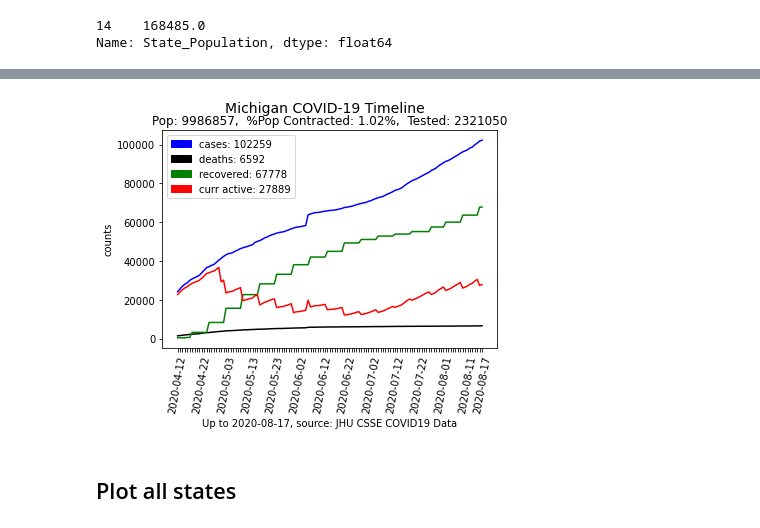
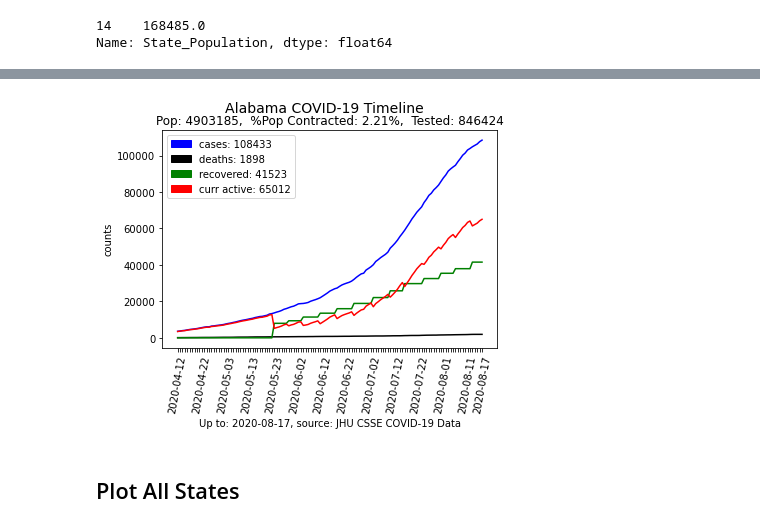
Before and after one commit to MnemoSemiotic/prem_prep_july20, a Jupyter notebook: stats/07_exploring_with_pandas/Johns_Hopkins_COVID19_with_Pandas_Matplotlib.ipynb, the cells around one changed output, grey strips where cells are left out. Saved outputs shown, nothing was run; the diff lists cells and outputs as text; code cells hidden in the pictures.

```diff
--- a/stats/07_exploring_with_pandas/Johns_Hopkins_COVID19_with_Pandas_Matplotlib.ipynb
+++ b/stats/07_exploring_with_pandas/Johns_Hopkins_COVID19_with_Pandas_Matplotlib.ipynb
@@ -608,13 +683,12 @@ def plot_jhu_data(df_to_check, state):
     total_tested = convert_to_int(list(df_state['People_Tested']))[-1]
 
 
-    # calculate percentage of the population
+    # calculate percentage of population
     population = int(max(df_state['State_Population']))
     perc_of_pop = '{:.2%}'.format(total_cases / population)
-    # QQ: Why should we be hesitant to get a % population tested
+    # QQ: why should we be hesitant in attaching a % tested value?
 
-
-    # create plot
+    # create figure for plot
     fig = plt.figure()
     ax = fig.add_subplot(1,1,1)
 
@@ -645,7 +719,7 @@ def plot_jhu_data(df_to_check, state):
 
     # annotate plot
     ax.set_ylabel('counts')
-    ax.set_xlabel(f'Up to {dates_state[-1]}, source: JHU CSSE COVID19 Data')
+    ax.set_xlabel(f'Up to: {dates_state[-1]}, source: JHU CSSE COVID-19 Data')
 
     plt.suptitle(f'{state} COVID-19 Timeline', fontsize=14)
     plt.title(f'Pop: {population},  %Pop Contracted: {perc_of_pop},  Tested: {total_tested}')
@@ -659,14 +733,15 @@ def plot_jhu_data(df_to_check, state):
 
     plt.legend(handles=[blue, black, green, red])
 
+
     ax.ticklabel_format(style='plain', axis='y')
 
     plt.show()
 # %%
-plot_jhu_data(df, 'Michigan')
+plot_jhu_data(df, 'Alabama')
 # %% [output]
-[figure, old version]
+[figure, new version]
 # %% [markdown]
-## Plot all states
+## Plot All States
 # %%
 for state in df['Province_State'].unique():
```
Also changed, not shown: parts of 62 cells of this notebook.
